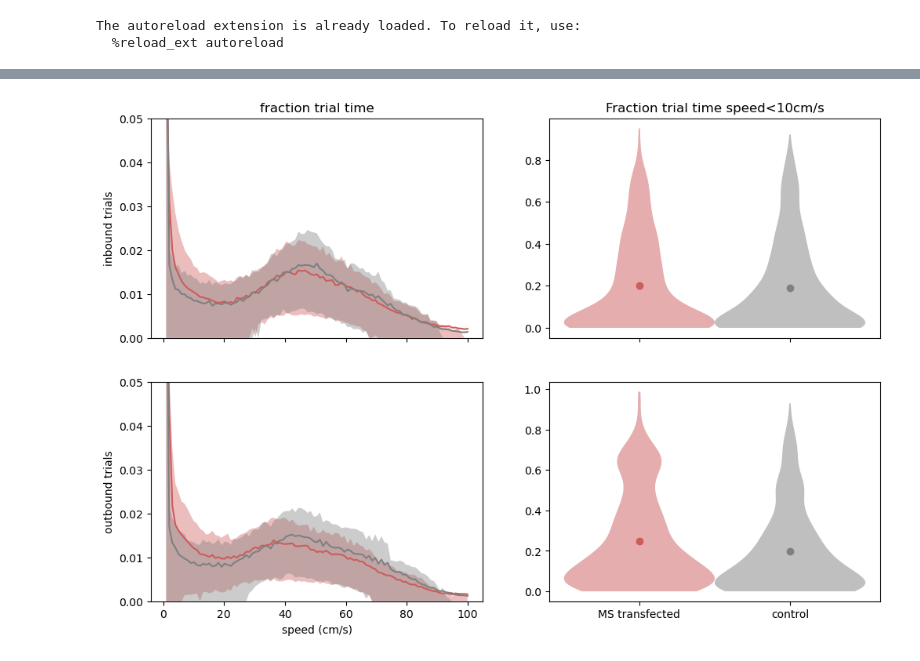
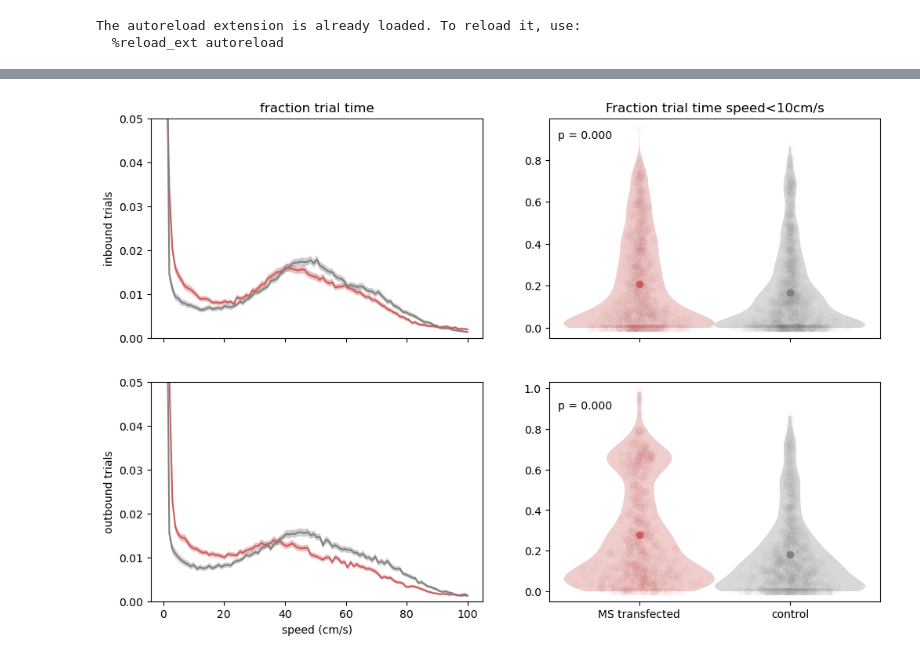
Before and after one commit to LorenFrankLab/ms_stim_analysis, a Jupyter notebook: Position/speed_distributions.ipynb, the cells around one changed output, grey strips where cells are left out. Saved outputs shown, nothing was run; the diff lists cells and outputs as text; code cells hidden in the pictures.

Commit message:
dist of trial average speed

```diff
--- a/Position/speed_distributions.ipynb
+++ b/Position/speed_distributions.ipynb
@@ -107,44 +139,88 @@ filter_position_ports(key)
 # %%
-root_condition = (opto_trial)#& ~inbound_trial
+from Analysis.utils import violin_scatter
+from scipy.stats import ttest_ind
+
+root_condition = (opto_trial) + ~opto_trial  # & ~inbound_trial
+root_condition = [True for _ in opto_trial]
+root_condition = accuracy
 speed_thresh = 10
+pause_time = 30
 
-
-fig,ax_list = plt.subplots(ncols = 2,nrows=2,figsize=(12,8),sharex='col')
-for ii,trial_type in enumerate([inbound_trial,~inbound_trial]):
+fig, ax_list = plt.subplots(ncols=2, nrows=2, figsize=(12, 8), sharex="col")
+dur_stationary_list = []
+for ii, trial_type in enumerate([inbound_trial, ~inbound_trial]):
     base_condition = root_condition & trial_type
     ax = ax_list[ii]
-    for i,(filter,color) in enumerate(zip([transfected_trial,~transfected_trial],transfection_style.values())):
+    stationary_list = []
+    for i, (filter, color) in enumerate(
+        zip([transfected_trial, ~transfected_trial], transfection_style.values())
+    ):
         condition = base_condition & filter
         dist = []
-        for velocity in np.array(trial_velocities)[np.where(condition)[0]]:
+        dur_stationary = []
+        # for velocity in np.array(trial_velocities)[np.where(condition)[0]]:
+        for ii in np.where(condition)[0]:
+            velocity = np.array(trial_velocities[ii])
             velocity = velocity[~np.isnan(velocity)]
-            val,bins = np.histogram(velocity,bins=np.linspace(0,100,100))
+            val, bins = np.histogram(velocity, bins=np.linspace(0, 100, 100))
             if not val.sum():
                 continue
-            val = val/val.sum()
+            val = val / val.sum()
             dist.append(val)
+            dur_stationary.append((velocity < speed_thresh).sum())
+        dur_stationary_list.append(np.array(dur_stationary))
         dist = np.array(dist)
-        ax[0].plot(bins[1:],np.mean(dist,axis=0),c=color)
-        ax[0].fill_between(bins[1:],np.nanpercentile(dist,25,axis=0),np.nanpercentile(dist,75,axis=0),facecolor=color,alpha=.4)
-        #stationary time
-        ind_stationary = np.where(bins<speed_thresh)[0]
+        # ax[0].plot(bins[1:],np.mean(dist,axis=0),c=color)
+        # ax[0].fill_between(bins[1:],np.nanpercentile(dist,25,axis=0),np.nanpercentile(dist,75,axis=0),facecolor=color,alpha=.4)
+        # c.i plot
+        from Analysis.utils import bootstrap_traces
 
-        stationary_fract = np.nansum(dist[:,ind_stationary],axis=1)
-        violin = ax[1].violinplot(stationary_fract,positions=[i/2],
-                   showmedians=False,showextrema=False,points=1000,)
-        for pc in violin['bodies']:
-            pc.set_facecolor(color)
-            pc.set_alpha(.5)
-        ax[1].scatter([i/2],np.mean(stationary_fract),color = color)
+        yy, rng = bootstrap_traces(dist, 1000)
+        ax[0].plot(bins[1:], yy, c=color)
+        ax[0].fill_between(bins[1:], *rng, facecolor=color, alpha=0.4)
+
+        # stationary time
+        ind_stationary = np.where(bins < speed_thresh)[0]
+
+        stationary_fract = np.nansum(dist[:, ind_stationary], axis=1)
+        stationary_list.append(stationary_fract)
+
+        violin_scatter(
+            stationary_fract, pos=i / 2, ax=ax[1], color=color, bw_method=0.2
+        )
+        # violin = ax[1].violinplot(stationary_fract,positions=[i/2],
+        #            showmedians=False,showextrema=False,points=1000,)
+        # for pc in violin['bodies']:
+        #     pc.set_facecolor(color)
+        #     pc.set_alpha(.5)
+        ax[1].scatter(
+            [i / 2],
+            np.mean(stationary_fract),
+            color=color,
+        )
         # break
-ax_list[0,0,].set_ylim(0,.05)
-ax_list[1,0,].set_ylim(0,.05)
+    p_val = ttest_ind(stationary_list[0], stationary_list[1])[1]
+    ax[1].text(-0.27, 0.9, f"p = {p_val:.3f}")
+ax_list[
+    0,
+    0,
+].set_ylim(0, 0.05)
+ax_list[
+    1,
+    0,
+].set_ylim(0, 0.05)
 ax[0].set_xlabel("speed (cm/s)")
-ax_list[0,0].set_title("fraction trial time")
-ax[1].set_xticks([0.,.5])
-ax[1].set_xticklabels(["MS transfected","control"])
-ax_list[0,1].set_title(f"Fraction trial time speed<{speed_thresh}cm/s")
+ax_list[0, 0].set_title("fraction trial time")
+ax[1].set_xticks([0.0, 0.5])
+ax[1].set_xticklabels(["MS transfected", "control"])
+ax_list[0, 1].set_title(f"Fraction trial time speed<{speed_thresh}cm/s")
 
-ax_list[0,0].set_ylabel('inbound trials')
-ax_list[1,0].set_ylabel('outbound trials')
+ax_list[0, 0].set_ylabel("inbound trials")
+ax_list[1, 0].set_ylabel("outbound trials")
+
+plt.rcParams["svg.fonttype"] = "none"
+# fig.savefig("/home/sambray/Documents/MS_analysis_samsplaying/Plots/fens_2024/velocity_distribution_accurate.svg")
+# fig.savefig(
+#     "/home/sambray/Documents/MS_analysis_samsplaying/Figures_20241201/wtrack_speed_dist_CI.svg"
+# )
 # %% [output]
@@ -152 +227 @@ Text(0, 0.5, 'outbound trials')
-[figure, old version]
+[figure, new version]
```
Also changed, not shown: parts of 9 cells of this notebook.
